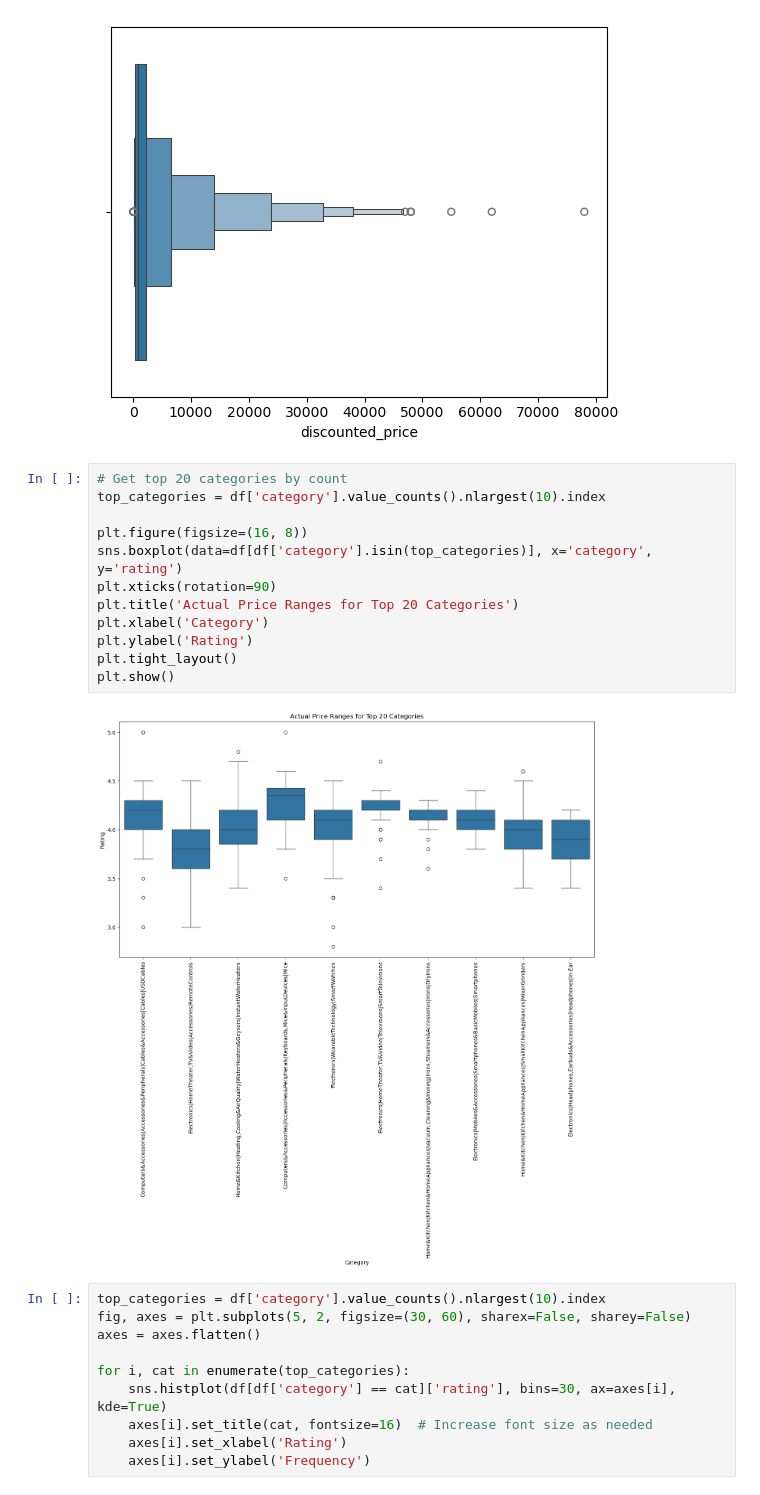
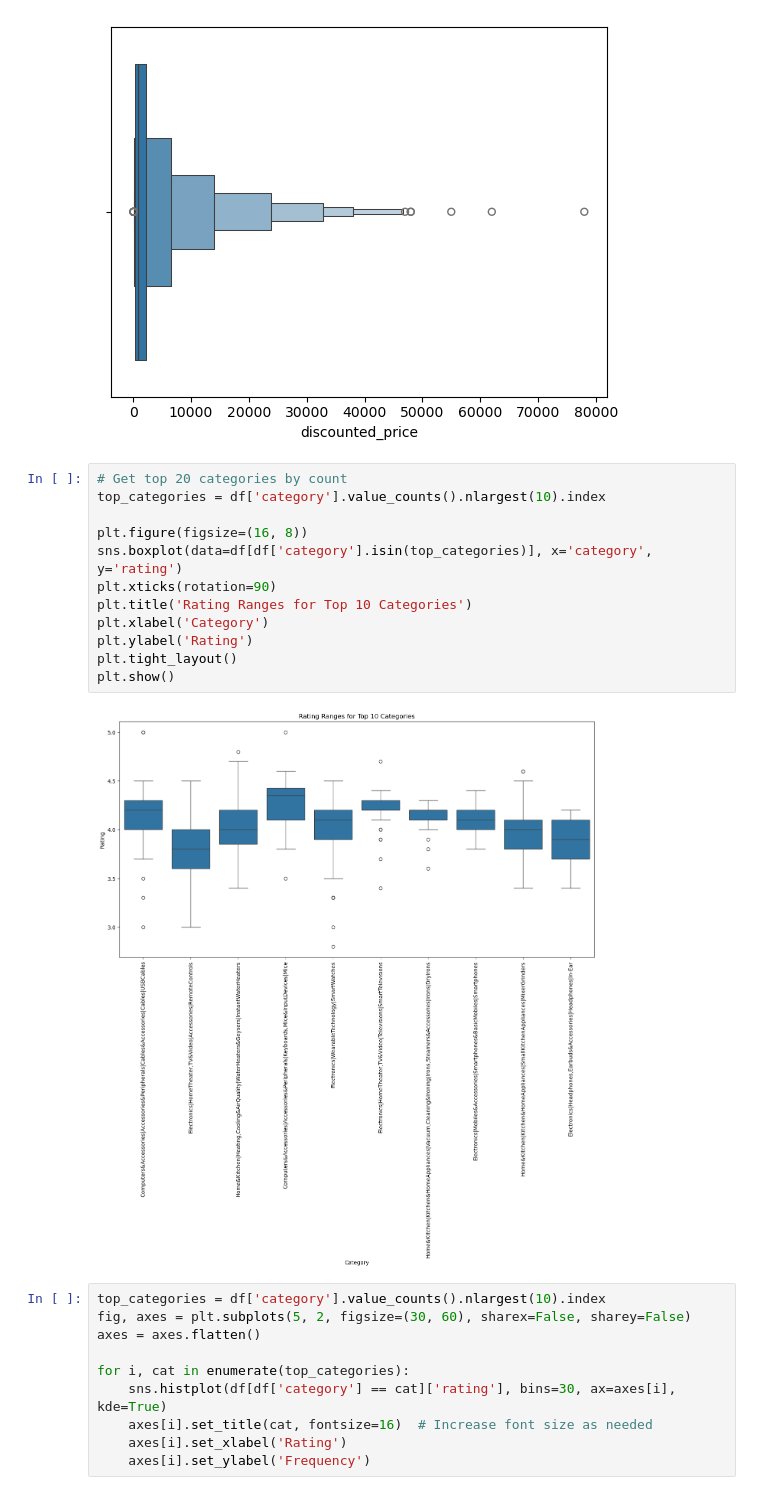
Before and after one commit to SantoshAbhinav/BusinessCaseStudies, a Jupyter notebook: case_studies/Amazon_Product_Recommendation_System_BCS.ipynb, the cells around one changed output. Saved outputs shown, nothing was run; the diff lists cells and outputs as text.

```diff
--- a/case_studies/Amazon_Product_Recommendation_System_BCS.ipynb
+++ b/case_studies/Amazon_Product_Recommendation_System_BCS.ipynb
@@ -678,17 +678,17 @@ sns.boxenplot(x=df['discounted_price'])
 # %%
 # Get top 20 categories by count
 top_categories = df['category'].value_counts().nlargest(10).index
 
 plt.figure(figsize=(16, 8))
 sns.boxplot(data=df[df['category'].isin(top_categories)], x='category', y='rating')
 plt.xticks(rotation=90)
-plt.title('Actual Price Ranges for Top 20 Categories')
+plt.title('Rating Ranges for Top 10 Categories')
 plt.xlabel('Category')
 plt.ylabel('Rating')
 plt.tight_layout()
 plt.show()
 # %% [output]
-[figure, old version]
+[figure, new version]
 # %%
 top_categories = df['category'].value_counts().nlargest(10).index
 fig, axes = plt.subplots(5, 2, figsize=(30, 60), sharex=False, sharey=False)
```
Also changed, not shown: parts of 10 cells of this notebook.
